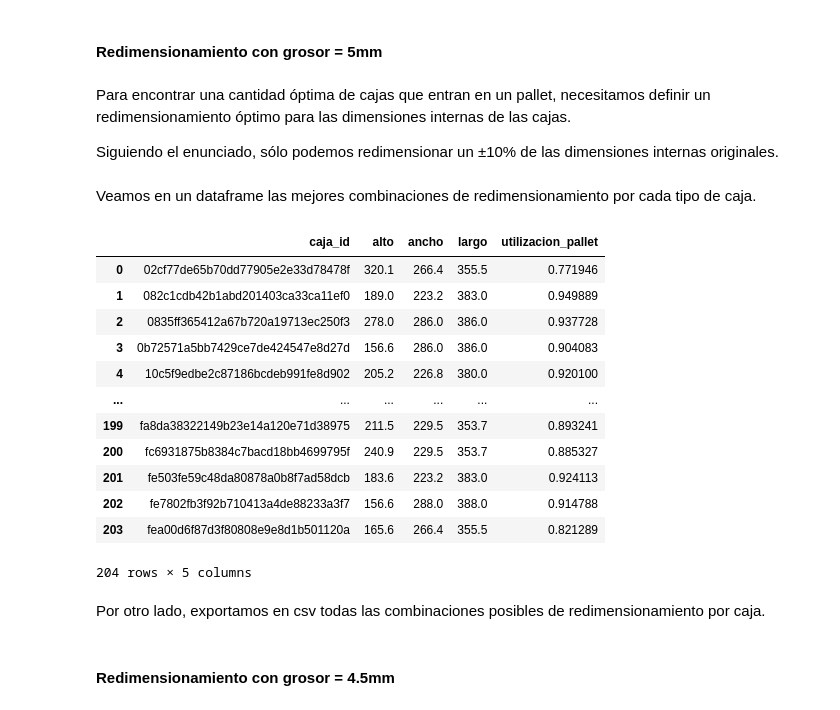
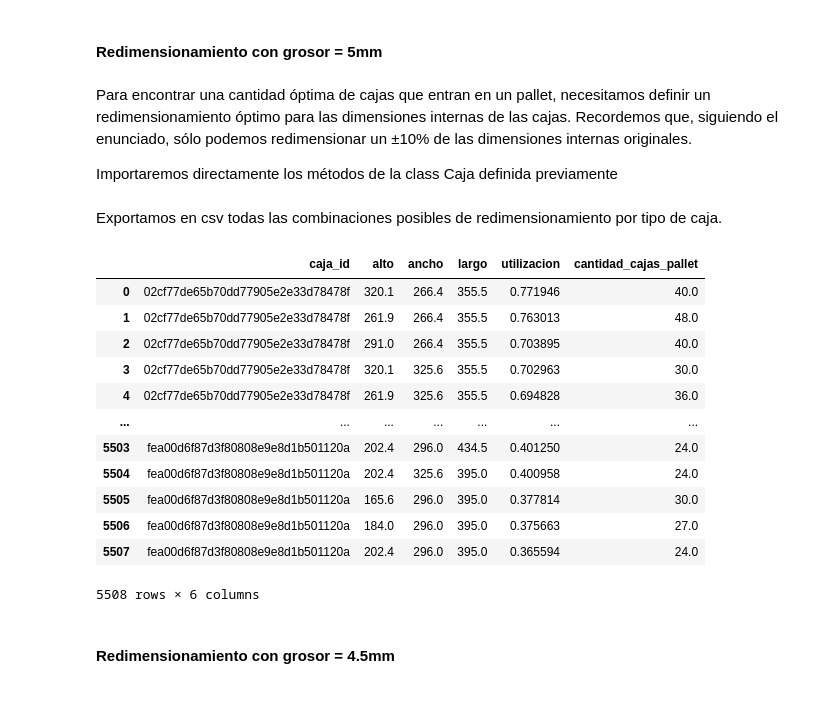
Before and after one commit to demianelnecave/AlixPartners-Competencia-Datos, a Jupyter notebook: 5.redimensionamiento.ipynb, the cells around one changed output. Saved outputs shown, nothing was run; the diff lists cells and outputs as text; code cells hidden in the pictures.

```diff
--- a/5.redimensionamiento.ipynb
+++ b/5.redimensionamiento.ipynb
@@ -33,68 +33,51 @@ cajas = [
 # %% [markdown]
 #### **Redimensionamiento con grosor = 5mm**
 # %% [markdown]
-Para encontrar una cantidad óptima de cajas que entran en un pallet, necesitamos definir un redimensionamiento óptimo para las dimensiones internas de las cajas.
+Para encontrar una cantidad óptima de cajas que entran en un pallet, necesitamos definir un redimensionamiento óptimo para las dimensiones internas de las cajas. Recordemos que, siguiendo el enunciado, sólo podemos redimensionar un ±10% de las dimensiones internas originales.
 
-Siguiendo el enunciado, sólo podemos redimensionar un ±10% de las dimensiones internas originales.
+Importaremos directamente los métodos de la class Caja definida previamente
 # %%
 for caja in cajas:
     caja.elegir_grosor(grosor_mm=5)
 
-mejor_opcion_por_caja_5mm = {}
 combinaciones_ordenadas_por_caja_5mm = {}
 
 for caja in cajas:
-    mejor_opcion, combinaciones_ordenadas = caja.buscar_redimensionamiento_optimo()
-    mejor_opcion_por_caja_5mm[caja] = mejor_opcion
+    combinaciones_ordenadas = caja.redimensionamientos_posibles()
     combinaciones_ordenadas_por_caja_5mm[caja] = combinaciones_ordenadas
-# %% [markdown]
-Veamos en un dataframe las mejores combinaciones de redimensionamiento por cada tipo de caja.
-# %%
-datos = []
-
-for caja, mejor in mejor_opcion_por_caja_5mm.items():
-    datos.append({
-        'caja_id': caja.caja_id,
-        'alto': mejor[0],
-        'ancho': mejor[1],
-        'largo': mejor[2],
-        'utilizacion_pallet': mejor[3]
-    })
-
-df_mejor_opcion_5mm = pd.DataFrame(datos)
-df_mejor_opcion_5mm
-# %% [output]
-|  | caja_id | alto | ancho | largo | utilizacion_pallet |
-| 0 | 02cf77de65b70dd77905e2e33d78478f | 320.1 | 266.4 | 355.5 | 0.771946 |
-| 1 | 082c1cdb42b1abd201403ca33ca11ef0 | 189.0 | 223.2 | 383.0 | 0.949889 |
-| 2 | 0835ff365412a67b720a19713ec250f3 | 278.0 | 286.0 | 386.0 | 0.937728 |
-| 3 | 0b72571a5bb7429ce7de424547e8d27d | 156.6 | 286.0 | 386.0 | 0.904083 |
-| 4 | 10c5f9edbe2c87186bcdeb991fe8d902 | 205.2 | 226.8 | 380.0 | 0.920100 |
-| ... | ... | ... | ... | ... | ... |
-| 199 | fa8da38322149b23e14a120e71d38975 | 211.5 | 229.5 | 353.7 | 0.893241 |
-| 200 | fc6931875b8384c7bacd18bb4699795f | 240.9 | 229.5 | 353.7 | 0.885327 |
-| 201 | fe503fe59c48da80878a0b8f7ad58dcb | 183.6 | 223.2 | 383.0 | 0.924113 |
-| 202 | fe7802fb3f92b710413a4de88233a3f7 | 156.6 | 288.0 | 388.0 | 0.914788 |
-| 203 | fea00d6f87d3f80808e9e8d1b501120a | 165.6 | 266.4 | 355.5 | 0.821289 |
-204 rows × 5 columns
 # %% [markdown]
-Por otro lado, exportamos en csv todas las combinaciones posibles de redimensionamiento por caja.
+Exportamos en csv todas las combinaciones posibles de redimensionamiento por tipo de caja.
 # %%
 data = []
 
 for caja, combinaciones in combinaciones_ordenadas_por_caja_5mm.items():
     for combinacion in combinaciones:
         data.append({
             'caja_id': caja.caja_id,
             'alto': combinacion['alto'],
             'ancho': combinacion['ancho'],
             'largo': combinacion['largo'],
             'utilizacion': combinacion['utilizacion_pallet'],
             'cantidad_cajas_pallet': combinacion['cantidad_cajas_pallet']
         })
 
 df_todas_combinaciones_5mm = pd.DataFrame(data)
 df_todas_combinaciones_5mm.to_csv('Redimensionamientos/redimensionamientos_5mm.csv', index=False)
+df_todas_combinaciones_5mm
+# %% [output]
+|  | caja_id | alto | ancho | largo | utilizacion | cantidad_cajas_pallet |
+| 0 | 02cf77de65b70dd77905e2e33d78478f | 320.1 | 266.4 | 355.5 | 0.771946 | 40.0 |
+| 1 | 02cf77de65b70dd77905e2e33d78478f | 261.9 | 266.4 | 355.5 | 0.763013 | 48.0 |
+| 2 | 02cf77de65b70dd77905e2e33d78478f | 291.0 | 266.4 | 355.5 | 0.703895 | 40.0 |
+| 3 | 02cf77de65b70dd77905e2e33d78478f | 320.1 | 325.6 | 355.5 | 0.702963 | 30.0 |
+| 4 | 02cf77de65b70dd77905e2e33d78478f | 261.9 | 325.6 | 355.5 | 0.694828 | 36.0 |
+| ... | ... | ... | ... | ... | ... | ... |
+| 5503 | fea00d6f87d3f80808e9e8d1b501120a | 202.4 | 296.0 | 434.5 | 0.401250 | 24.0 |
+| 5504 | fea00d6f87d3f80808e9e8d1b501120a | 202.4 | 325.6 | 395.0 | 0.400958 | 24.0 |
+| 5505 | fea00d6f87d3f80808e9e8d1b501120a | 165.6 | 296.0 | 395.0 | 0.377814 | 30.0 |
+| 5506 | fea00d6f87d3f80808e9e8d1b501120a | 184.0 | 296.0 | 395.0 | 0.375663 | 27.0 |
+| 5507 | fea00d6f87d3f80808e9e8d1b501120a | 202.4 | 296.0 | 395.0 | 0.365594 | 24.0 |
+5508 rows × 6 columns
 # %% [markdown]
 #### **Redimensionamiento con grosor = 4.5mm**
 # %% [markdown]
```
Also changed, not shown: parts of 6 cells of this notebook, 8 other files.
